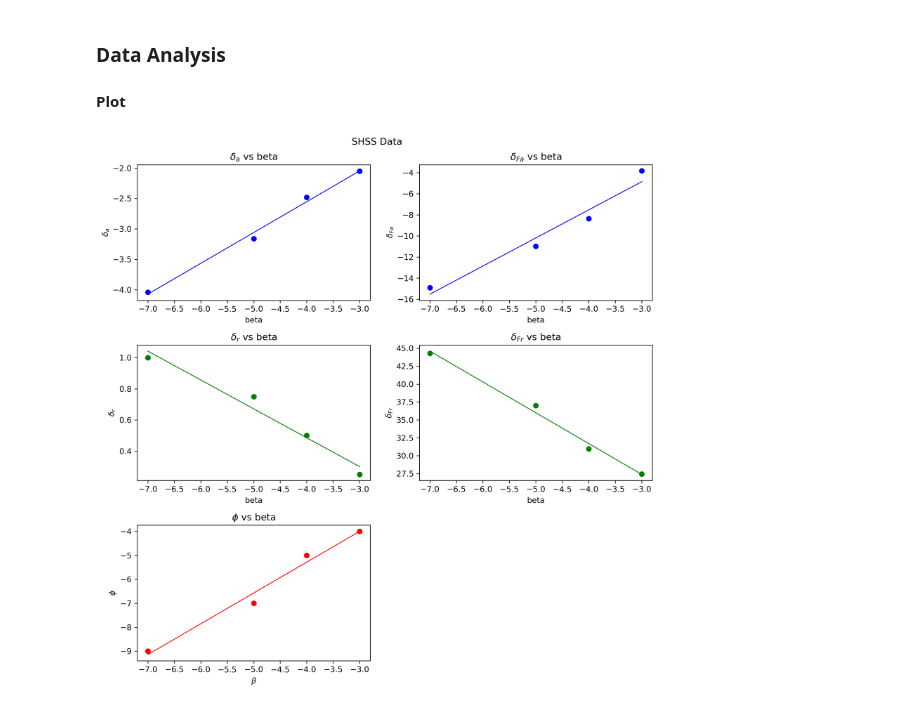
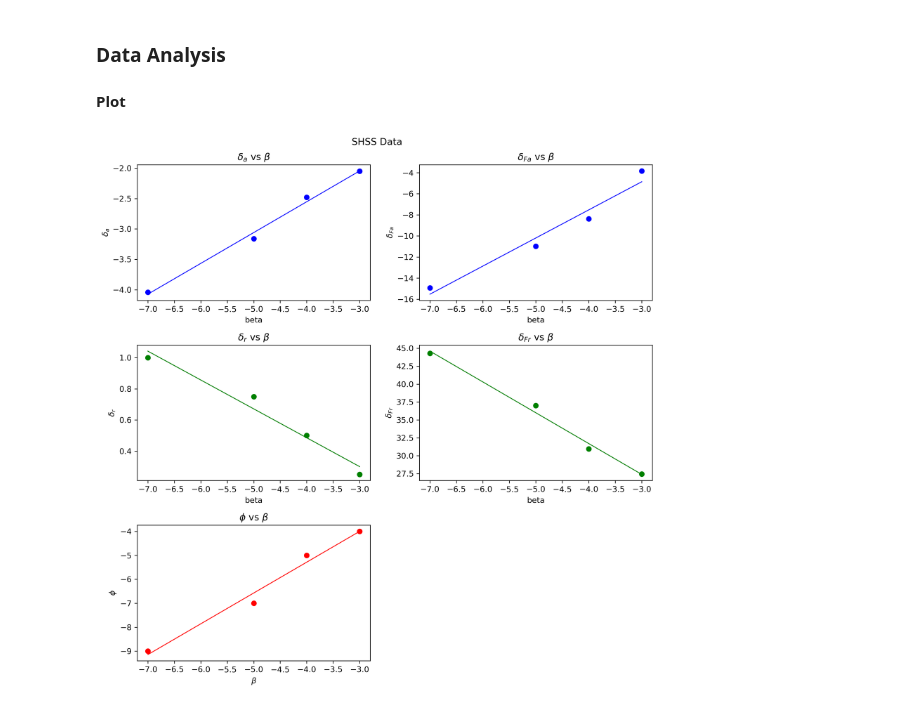
Before and after one commit to dg1234uk/flight-test-shss, a Jupyter notebook: shss.ipynb, the cells around one changed output. Drawn from its saved outputs; the diff is of its cells as text; code cells hidden in the pictures.

Commit message:
Update sub plot titles

```diff
--- a/shss.ipynb
+++ b/shss.ipynb
@@ -57,27 +57,27 @@ fig, axs = plt.subplots(3, 2, figsize=(10, 10), dpi=300)  # Adjust figsize as ne
 axs[0, 0].scatter(df_shss["beta"], df_shss["delta_a"], c="b", label="SHSS")
 axs[0, 0].set_xlabel("beta")
 axs[0, 0].set_ylabel(r"$\delta_a$")
-axs[0, 0].set_title(r"$\delta_a$ vs beta")
+axs[0, 0].set_title(r"$\delta_a$ vs $\beta$")
 
 axs[0, 1].scatter(df_shss["beta"], df_shss["delta_Fa"], c="b", label="SHSS")
 axs[0, 1].set_xlabel("beta")
 axs[0, 1].set_ylabel(r"$\delta_{Fa}$")
-axs[0, 1].set_title(r"$\delta_{Fa}$ vs beta")
+axs[0, 1].set_title(r"$\delta_{Fa}$ vs $\beta$")
 
 axs[1, 0].scatter(df_shss["beta"], df_shss["delta_r"], c="g", label="SHSS")
 axs[1, 0].set_xlabel("beta")
 axs[1, 0].set_ylabel(r"$\delta_r$")
-axs[1, 0].set_title(r"$\delta_r$ vs beta")
+axs[1, 0].set_title(r"$\delta_r$ vs $\beta$")
 
 axs[1, 1].scatter(df_shss["beta"], df_shss["delta_Fr"], c="g", label="SHSS")
 axs[1, 1].set_xlabel("beta")
 axs[1, 1].set_ylabel(r"$\delta_{Fr}$")
-axs[1, 1].set_title(r"$\delta_{Fr}$ vs beta")
+axs[1, 1].set_title(r"$\delta_{Fr}$ vs $\beta$")
 
 axs[2, 0].scatter(df_shss["beta"], df_shss["phi"], c="r", label="SHSS")
 axs[2, 0].set_xlabel(r"$\beta$")
 axs[2, 0].set_ylabel(r"$\phi$")
-axs[2, 0].set_title(r"$\phi$ vs beta")
+axs[2, 0].set_title(r"$\phi$ vs $\beta$")
 
 # Fit a linear line to each plot
 parameters = ["delta_a", "delta_Fa", "delta_r", "delta_Fr", "phi"]
@@ -94,31 +94,31 @@ axs[2, 1].axis("off")
 plt.suptitle("SHSS Data")
 plt.subplots_adjust(hspace=0.5, wspace=0.5)
 plt.tight_layout()
 plt.show()
 
 # Save the figure
 fig.savefig("./output/plots/shss_plot.png")
 
 for param in parameters:
     subfig = plt.figure(figsize=(10, 6), dpi=300)
     plt.scatter(df_shss["beta"], df_shss[param], c="blue", label="SHSS")
     plt.xlabel("beta")
     latex_labels = {
         "delta_a": r"$\delta_a$",
         "delta_Fa": r"$\delta_{Fa}$",
         "delta_r": r"$\delta_r$",
         "delta_Fr": r"$\delta_{Fr}$",
         "phi": r"$\phi$",
     }
 
     plt.ylabel(latex_labels[param])
     plt.title(f"SHSS Data: {latex_labels[param]} vs Beta")
     x = df_shss["beta"]
     y = df_shss[param]
     m, b = np.polyfit(x, y, 1)  # Perform linear fit
     plt.plot(x, m * x + b, color="blue", linestyle="-", linewidth=1)
     plt.tight_layout()
     subfig.savefig(f"./output/plots/plot_{param} v Beta.png")
     plt.close(subfig)
 # %% [output]
-[figure, old version]
+[figure, new version]
```
